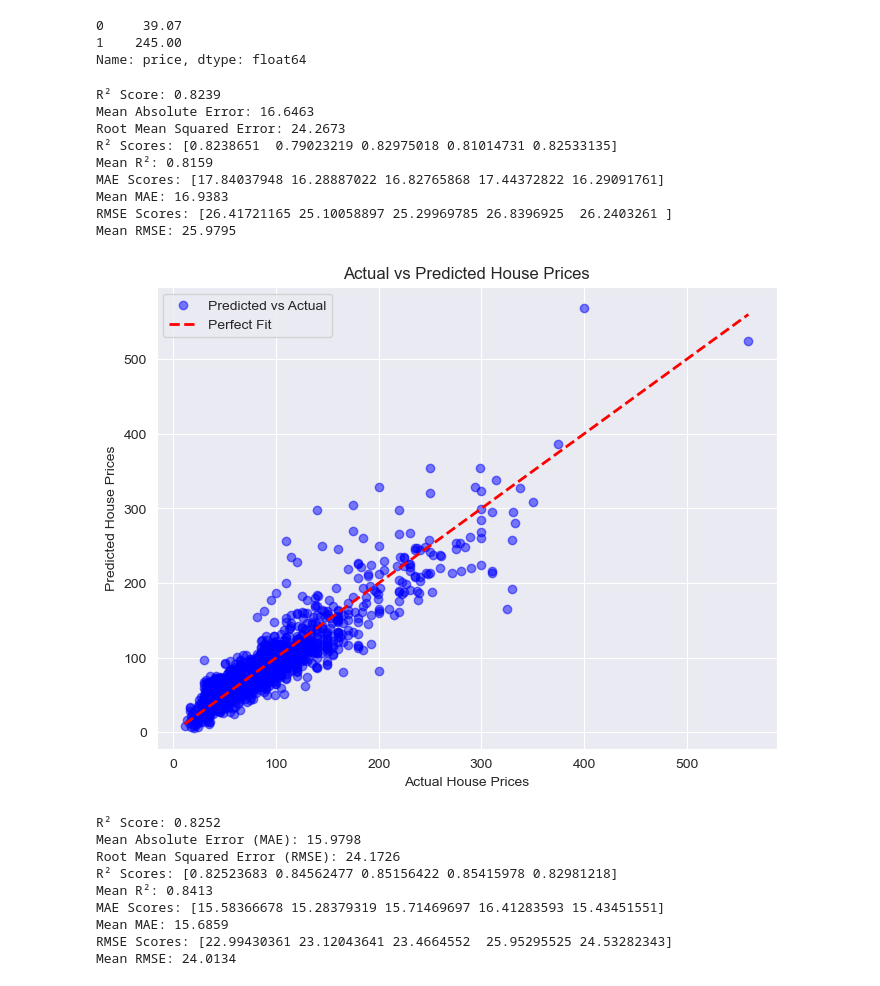
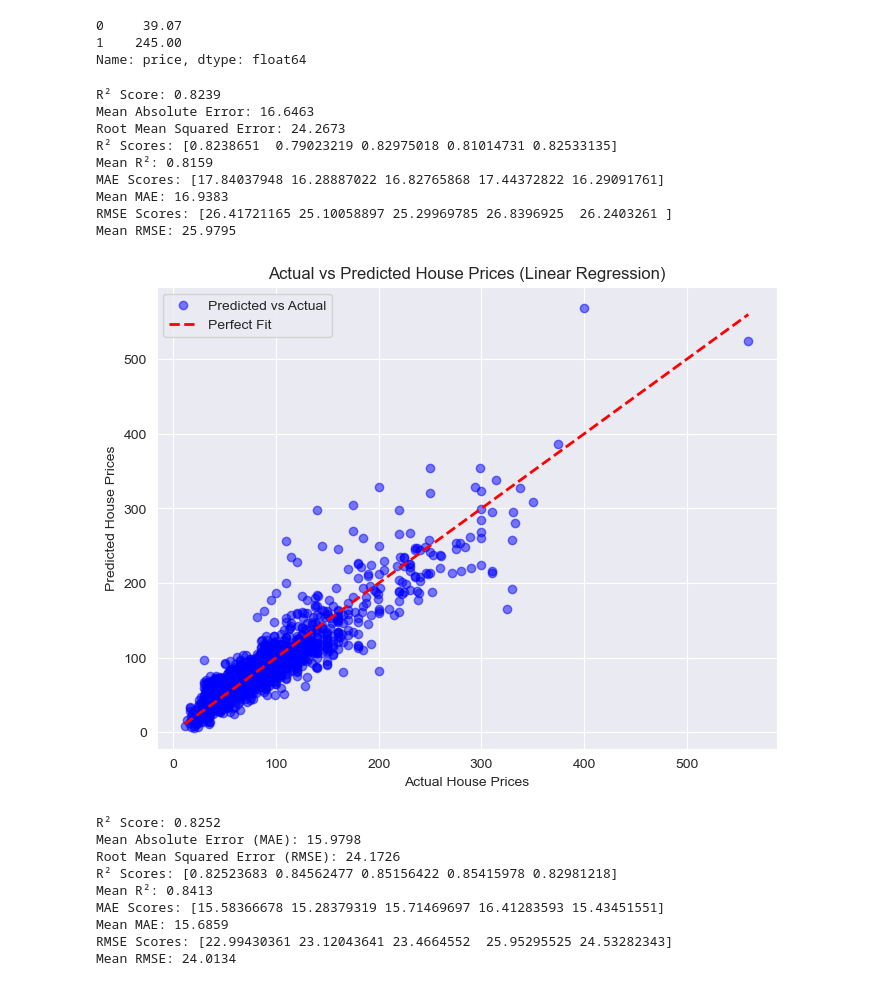
Before and after one commit to Domahajan/Scientific-Project, a Jupyter notebook: hpp.ipynb, the cells around one changed output. Drawn from its saved outputs; the diff is of its cells as text; code cells hidden in the pictures.

```diff
--- a/hpp.ipynb
+++ b/hpp.ipynb
@@ -861,35 +856,35 @@ scoring = {
     'MAE': make_scorer(mean_absolute_error),
     'RMSE': make_scorer(rmse)  # Use the custom RMSE function
 }
 
 # Perform cross-validation on the correct model
 cv_results = cross_validate(lr_model, X, y, scoring=scoring, cv=5)
 
 # Print results
 print(f"MAE Scores: {cv_results['test_MAE']}")
 print(f"Mean MAE: {np.mean(cv_results['test_MAE']):.4f}")
 
 print(f"RMSE Scores: {cv_results['test_RMSE']}")
 print(f"Mean RMSE: {np.mean(cv_results['test_RMSE']):.4f}")
 plt.figure(figsize=(8, 6))
 plt.scatter(y_test, y_pred, color="blue", alpha=0.5, label="Predicted vs Actual")
 plt.plot([min(y_test), max(y_test)], [min(y_test), max(y_test)], color="red", linewidth=2, linestyle="--", label="Perfect Fit")
 plt.xlabel("Actual House Prices")
 plt.ylabel("Predicted House Prices")
-plt.title("Actual vs Predicted House Prices")
+plt.title("Actual vs Predicted House Prices (Linear Regression)")
 plt.legend()
 plt.show()
 # %% [output]
 R² Score: 0.8239
 Mean Absolute Error: 16.6463
 Root Mean Squared Error: 24.2673
 R² Scores: [0.8238651  0.79023219 0.82975018 0.81014731 0.82533135]
 Mean R²: 0.8159
 MAE Scores: [17.84037948 16.28887022 16.82765868 17.44372822 16.29091761]
 Mean MAE: 16.9383
 RMSE Scores: [26.41721165 25.10058897 25.29969785 26.8396925  26.2403261 ]
 Mean RMSE: 25.9795
-[figure, old version]
+[figure, new version]
 # %%
 from sklearn.tree import DecisionTreeRegressor
 
```
Also changed, not shown: parts of 2 cells of this notebook, 3 other files.
